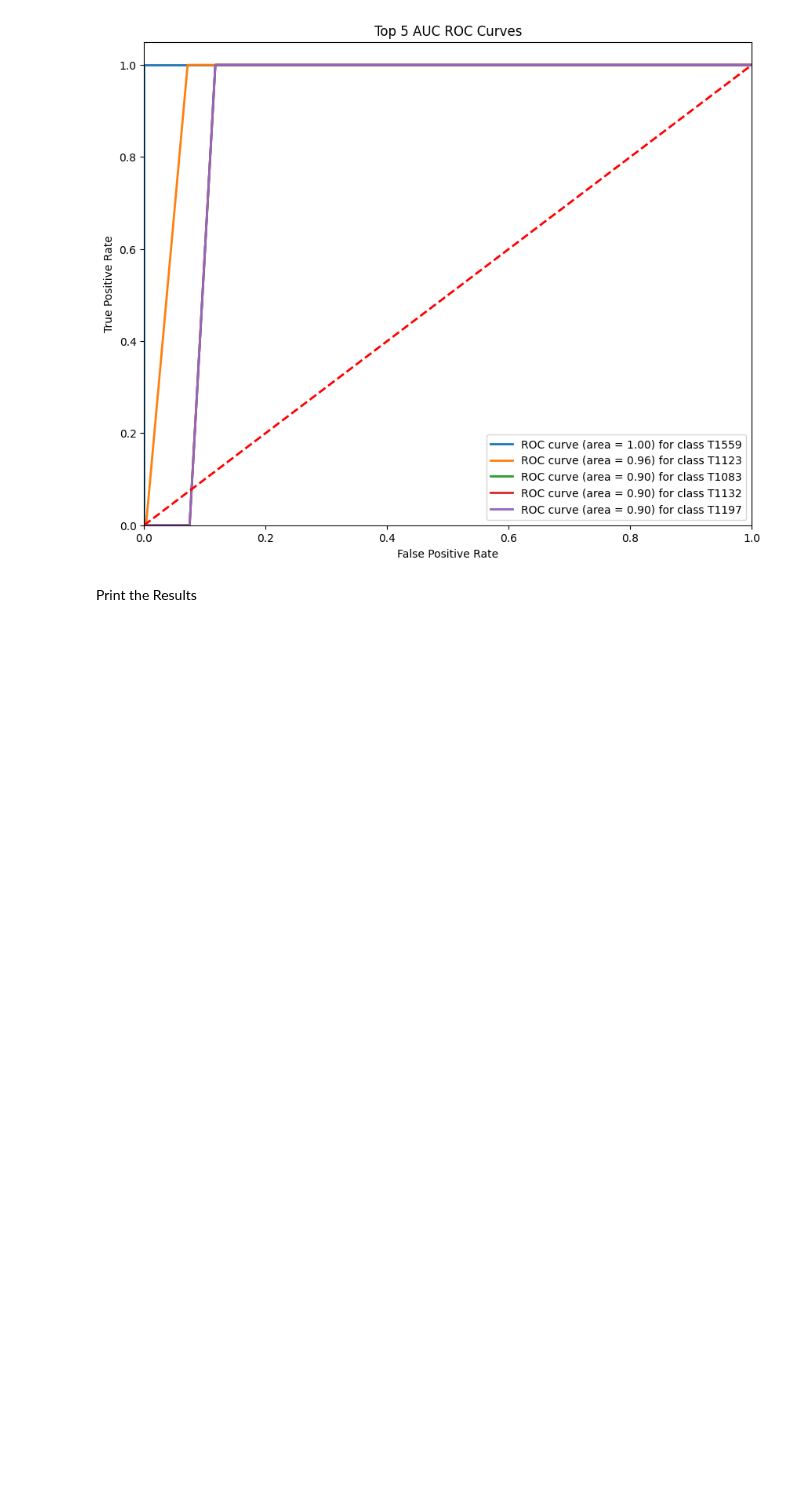
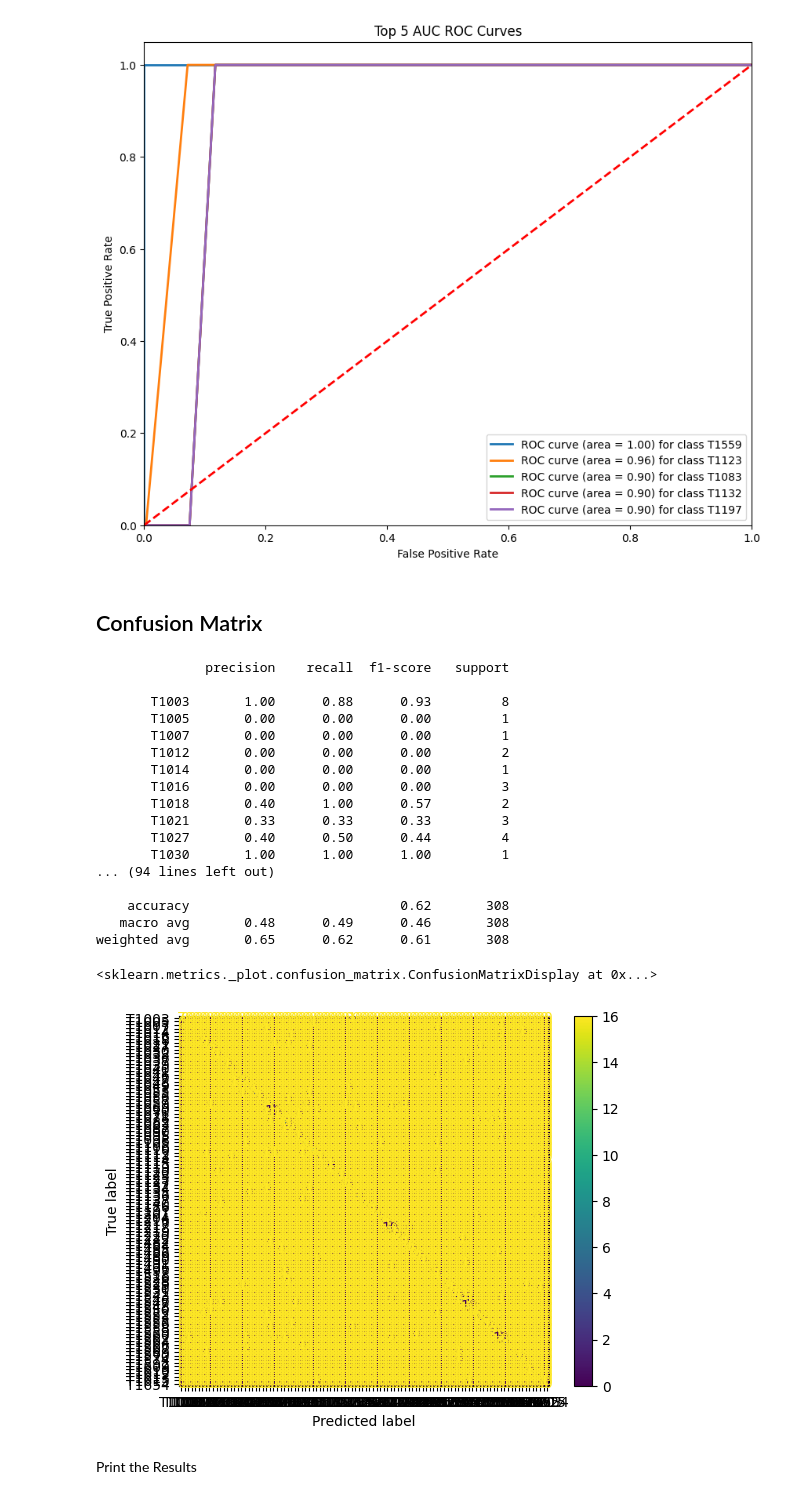
Before and after one commit to BrenesRM/Haochen-Mitre-Attack-data-2024, a Jupyter notebook: Haochen_Mitre_Attack_data_2024.ipynb, the cells around one changed output. Drawn from its saved outputs; the diff is of its cells as text; code cells hidden in the pictures; blank space fills up the shorter version.

```diff
--- a/Haochen_Mitre_Attack_data_2024.ipynb
+++ b/Haochen_Mitre_Attack_data_2024.ipynb
@@ -381,6 +365,32 @@ Class: T1083, AUC: 0.90
 Class: T1132, AUC: 0.90
 Class: T1197, AUC: 0.90
 [figure]
+# %% [markdown]
+## Confusion Matrix
+# %%
+from sklearn.metrics import classification_report, confusion_matrix
+print(classification_report(labels_test, predictions))
+ConfusionMatrixDisplay.from_predictions(labels_test, predictions)
+# %% [output]
+              precision    recall  f1-score   support
+
+       T1003       1.00      0.88      0.93         8
+       T1005       0.00      0.00      0.00         1
+       T1007       0.00      0.00      0.00         1
+       T1012       0.00      0.00      0.00         2
+       T1014       0.00      0.00      0.00         1
+       T1016       0.00      0.00      0.00         3
+       T1018       0.40      1.00      0.57         2
+       T1021       0.33      0.33      0.33         3
+       T1027       0.40      0.50      0.44         4
+       T1030       1.00      1.00      1.00         1
+... (94 lines left out)
+
+    accuracy                           0.62       308
+   macro avg       0.48      0.49      0.46       308
+weighted avg       0.65      0.62      0.61       308
+<sklearn.metrics._plot.confusion_matrix.ConfusionMatrixDisplay at 0x...>
+[figure, added]
 # %% [markdown]
 Print the Results
 # %%
```
Also changed, not shown: parts of 4 cells of this notebook.
